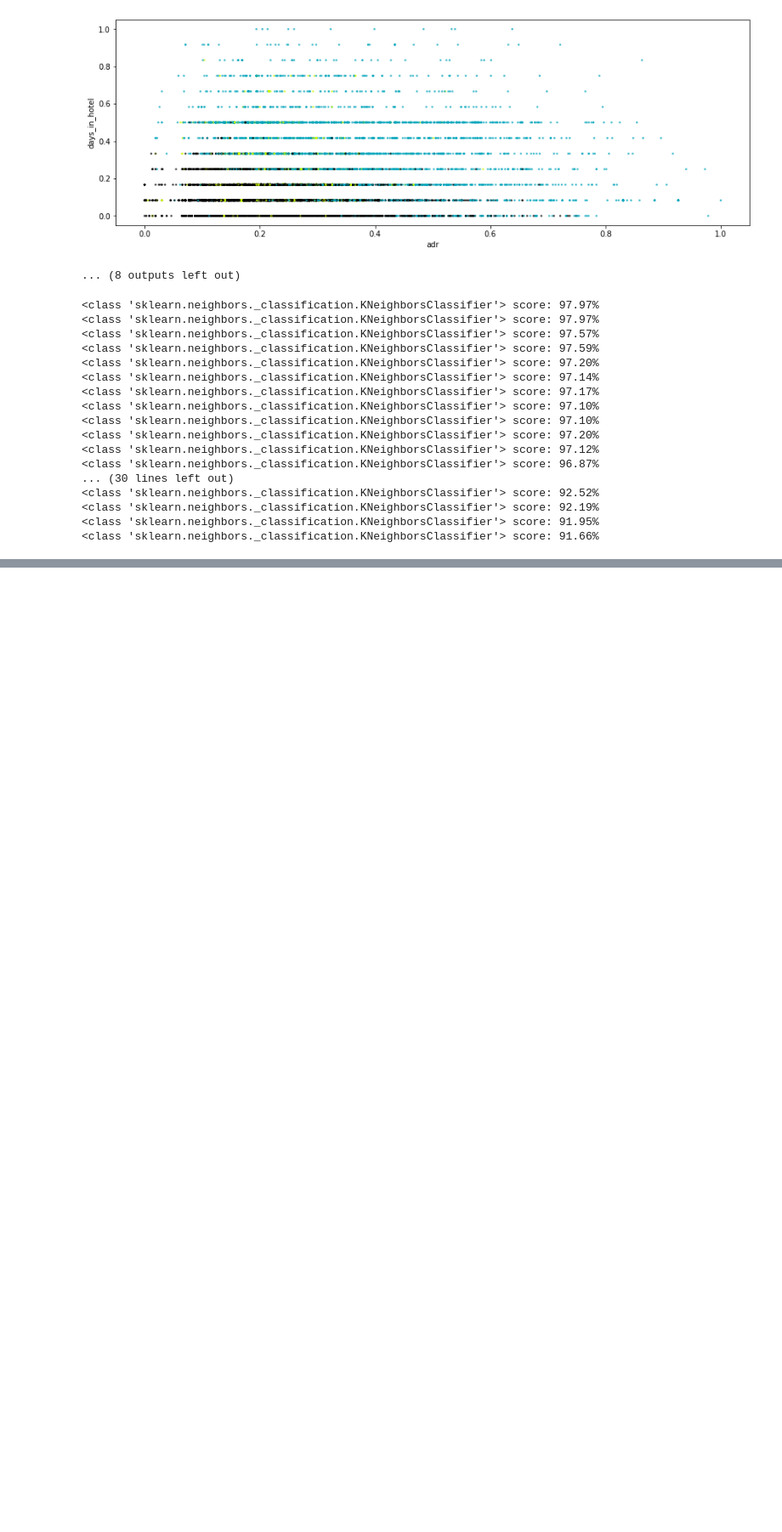
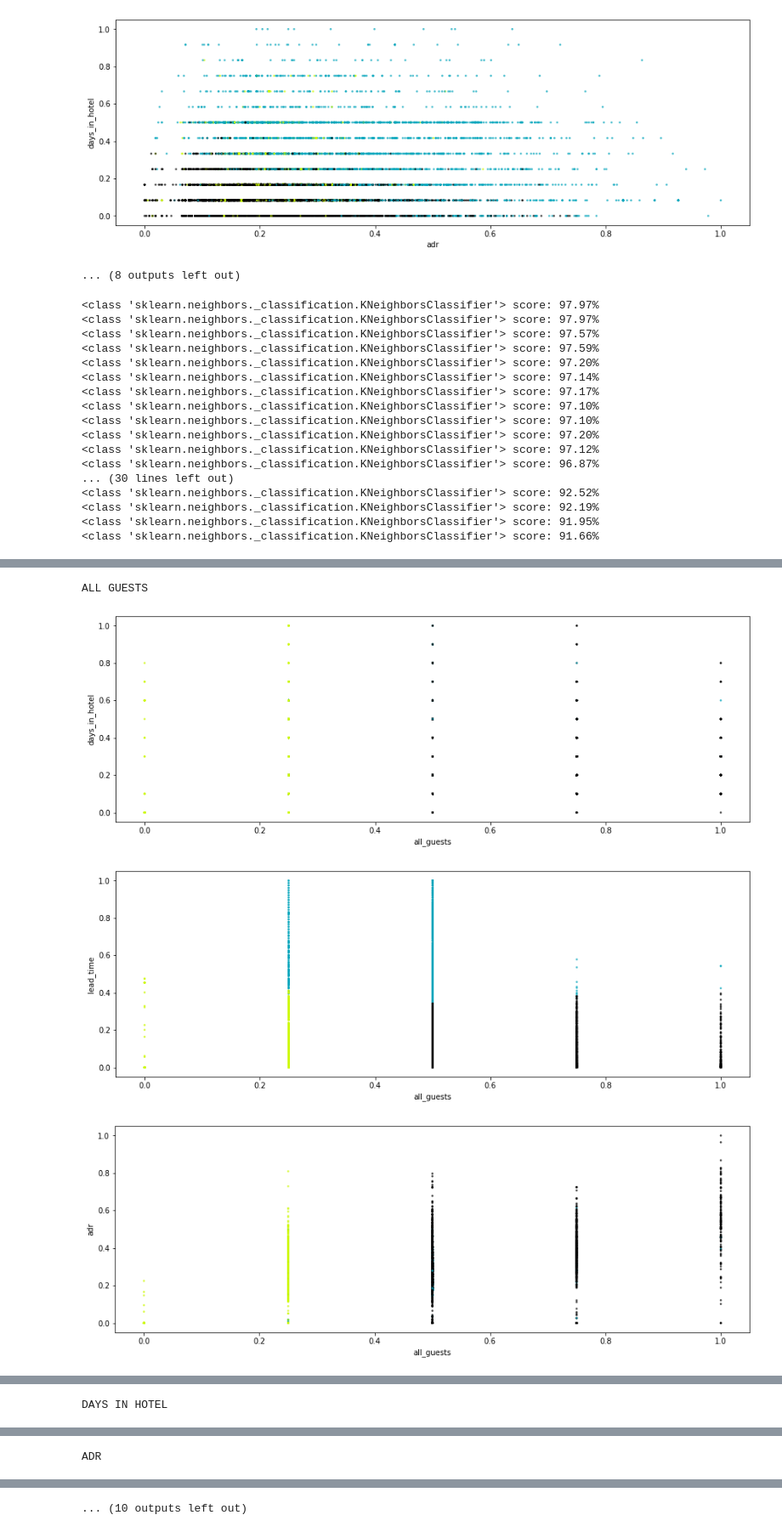
Before and after one commit to Makaa88/Eksploracja, a Jupyter notebook: ProjektResults.ipynb, the cells around one changed output, grey strips where cells are left out. Shown at 85% size. Saved outputs shown, nothing was run; the diff lists cells and outputs as text; code cells hidden in the pictures; blank space fills up the shorter version.

```diff
--- a/ProjektResults.ipynb
+++ b/ProjektResults.ipynb
@@ -489,0 +677,10 @@ divide_and_classify(portugal_df_normalized, 3)
+# %%
+clusters_number = 3
+kmeans = KMeans(n_clusters = clusters_number, init='random', max_iter=350, random_state=42)
+kmeans_result = kmeans.fit(portugal_city_df_normalized)
+show_all_clusters(portugal_city_df_normalized, kmeans_result)
+# %% [output]
+ALL GUESTS
+[figure, added]
+[figure, added]
+[figure, added]
@@ -489,0 +688 @@ divide_and_classify(portugal_df_normalized, 3)
+DAYS IN HOTEL
@@ -489,0 +693 @@ divide_and_classify(portugal_df_normalized, 3)
+ADR
@@ -489,0 +695 @@ divide_and_classify(portugal_df_normalized, 3)
+... (10 outputs left out)
```
Also changed, not shown: parts of 18 cells of this notebook.
